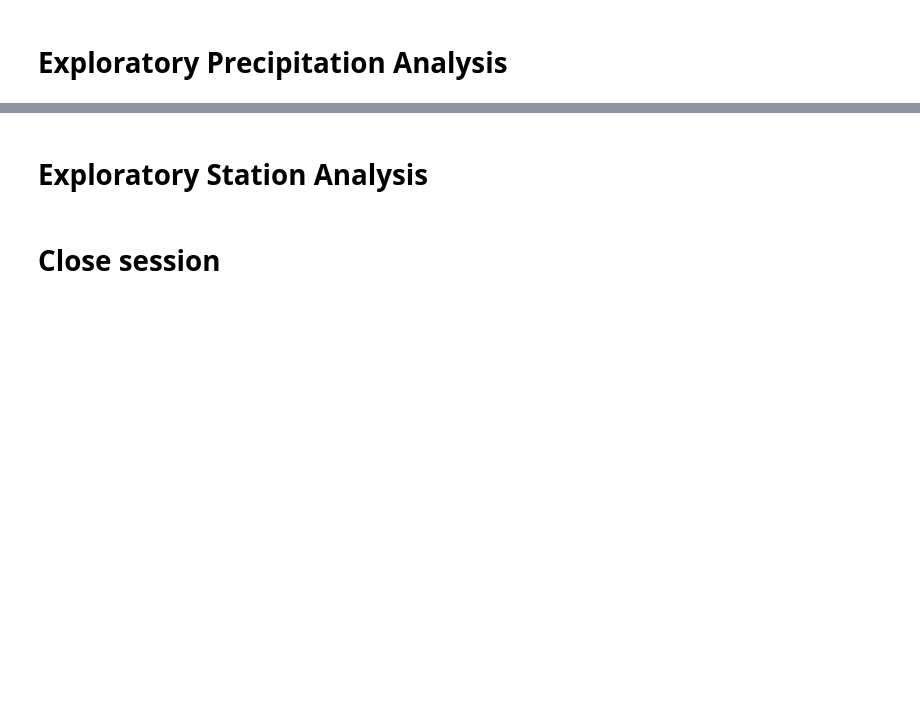
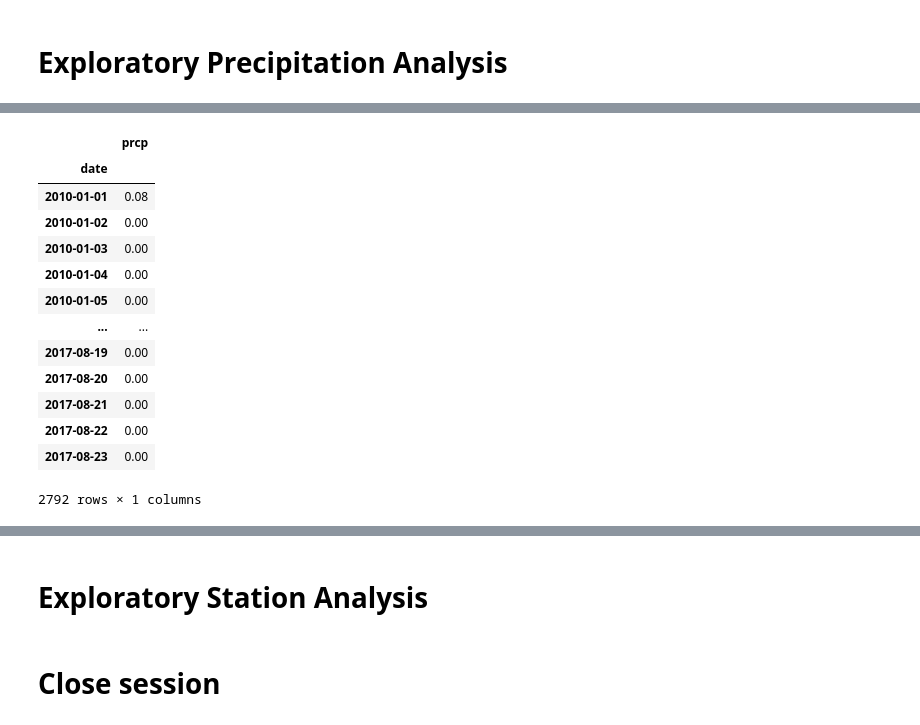
Before and after one commit to abotsi1080/SQLAlchemy_Challenge, a Jupyter notebook: climate_starter.ipynb, the cells around one changed output, grey strips where cells are left out. Saved outputs shown, nothing was run; the diff lists cells and outputs as text; code cells hidden in the pictures; blank space fills up the shorter version.

```diff
--- a/climate_starter.ipynb
+++ b/climate_starter.ipynb
@@ -66,0 +158,18 @@ inspector.get_table_names()
+# %%
+# Sort the dataframe by date
+precip_rename.sort_values(by = "date", ascending = True)
+# %% [output]
+|  | prcp |
+| date |  |
+| 2010-01-01 | 0.08 |
+| 2010-01-02 | 0.00 |
+| 2010-01-03 | 0.00 |
+| 2010-01-04 | 0.00 |
+| 2010-01-05 | 0.00 |
+| ... | ... |
+| 2017-08-19 | 0.00 |
+| 2017-08-20 | 0.00 |
+| 2017-08-21 | 0.00 |
+| 2017-08-22 | 0.00 |
+| 2017-08-23 | 0.00 |
+2792 rows × 1 columns
```
Also changed, not shown: parts of 10 cells of this notebook, 1 other file.
